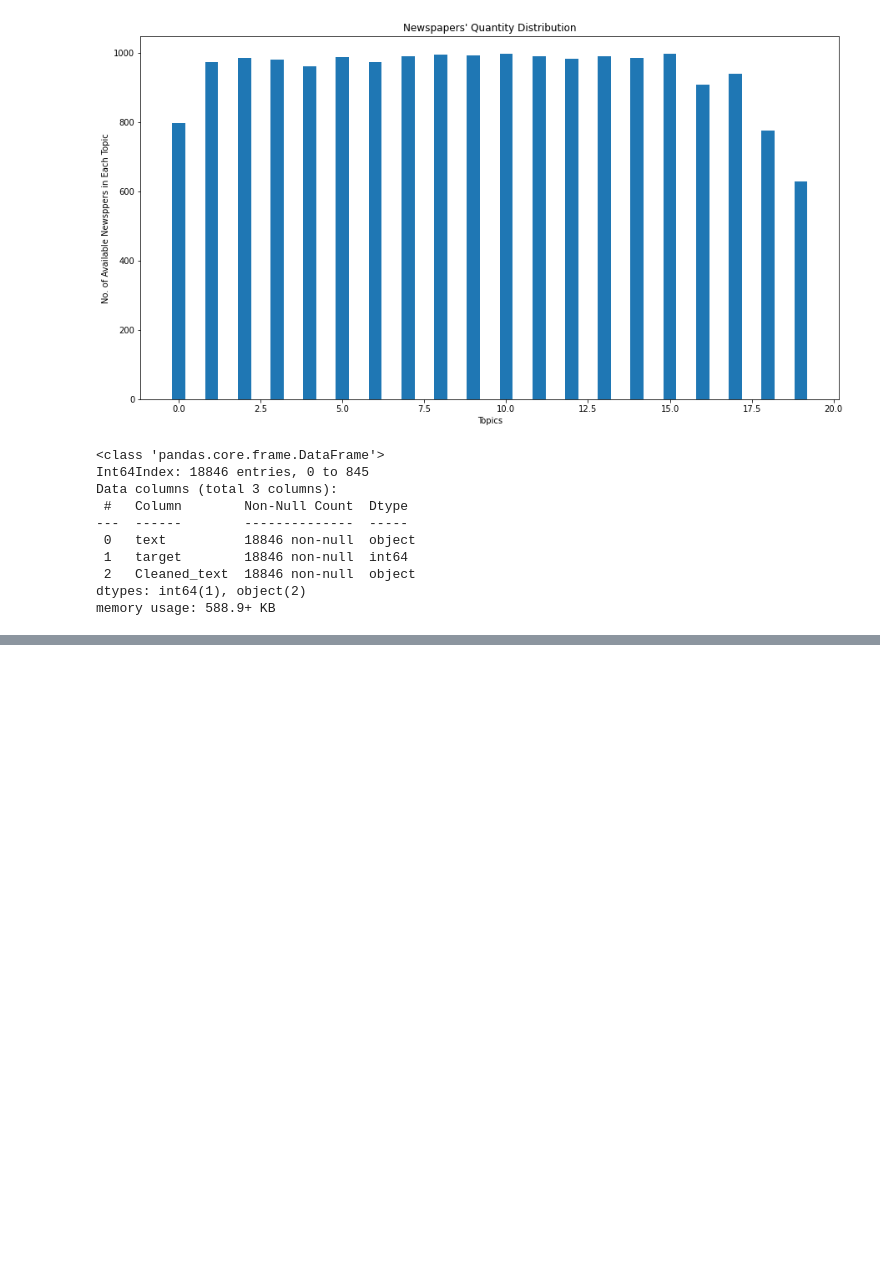
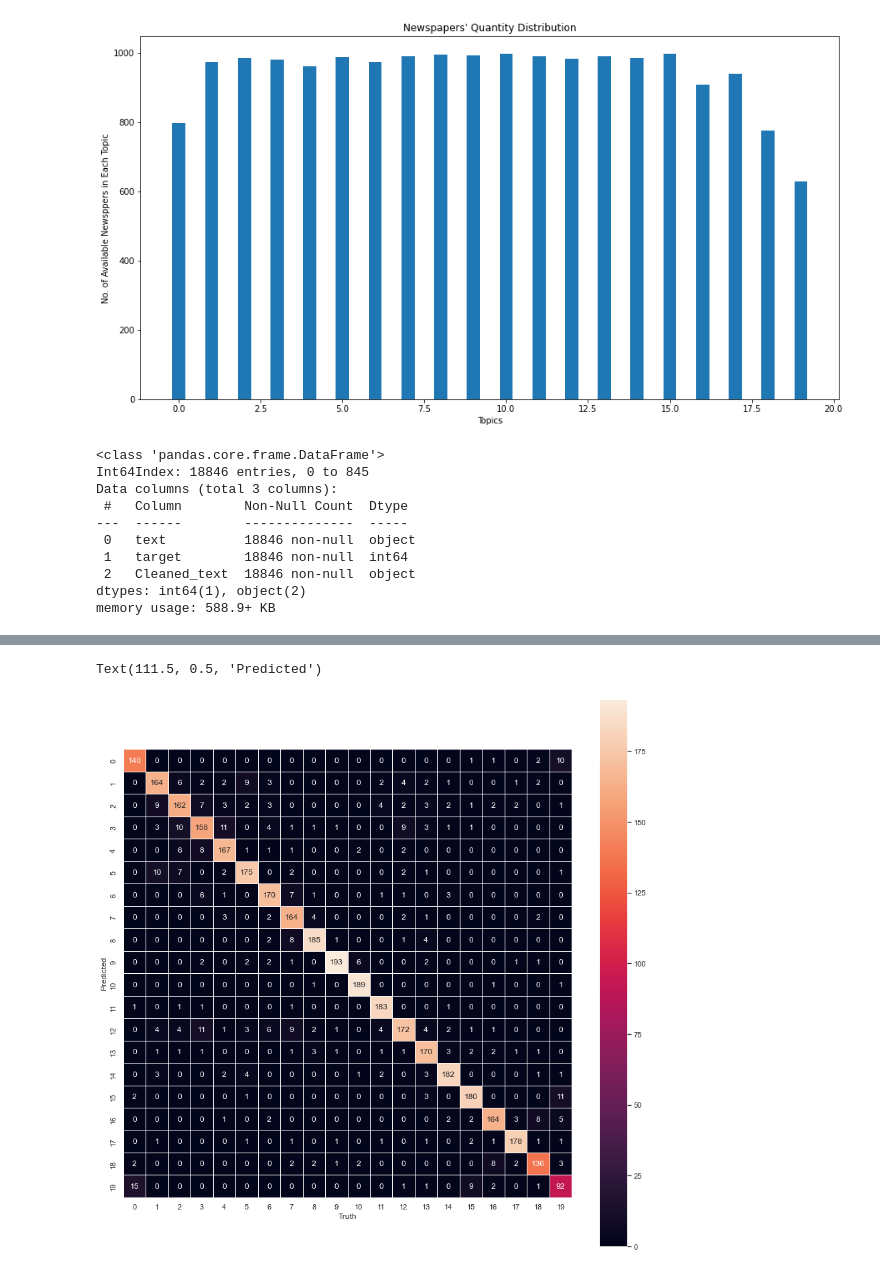
Before and after one commit to MohammadYs77/Machine-Learning-Projects, a Jupyter notebook: Fetch 20 Newspapers/Fetch_20_Newspapers.ipynb, the cells around one changed output, grey strips where cells are left out. Drawn from its saved outputs; the diff is of its cells as text; code cells hidden in the pictures; blank space fills up the shorter version.

```diff
--- a/Fetch 20 Newspapers/Fetch_20_Newspapers.ipynb
+++ b/Fetch 20 Newspapers/Fetch_20_Newspapers.ipynb
@@ -344,0 +353,25 @@ Text(111.5, 0.5, 'Predicted')
+# %%
+model = load_model('models/model 2022-07-27/best_model.h5')
+# %%
+loaded_preds = model.predict(test_sequences_padded)
+loaded_predicted = [np.argmax(loaded_preds[i]) for i in range(loaded_preds.shape[0])]
+# %%
+matrix = confusion_matrix(list(target_test), loaded_predicted)
+
+sns.set()
+plt.figure(figsize = (15, 15))
+
+sns.heatmap(matrix.T,
+            square = True,
+            annot = True,
+            fmt = 'd',
+            cbar = True,
+            linewidths = .9,
+            xticklabels = np.unique(target_train).tolist(),
+            yticklabels = np.unique(target_train).tolist())
+
+plt.xlabel('Truth')
+plt.ylabel('Predicted')
+# %% [output]
+Text(111.5, 0.5, 'Predicted')
+[figure, added]
```
Also changed, not shown: parts of 9 cells of this notebook.
